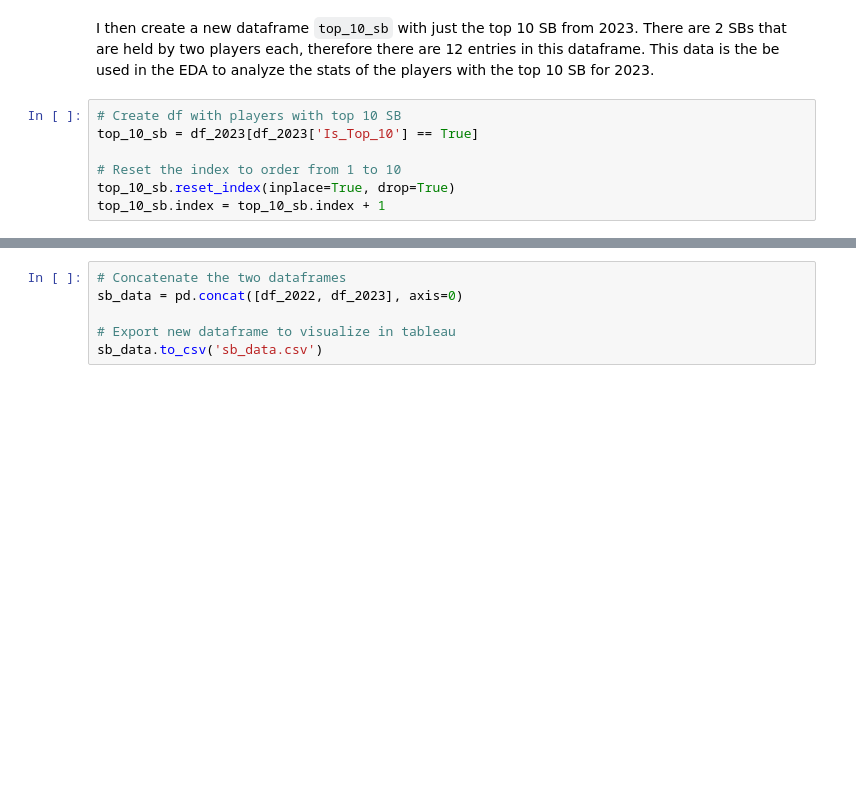
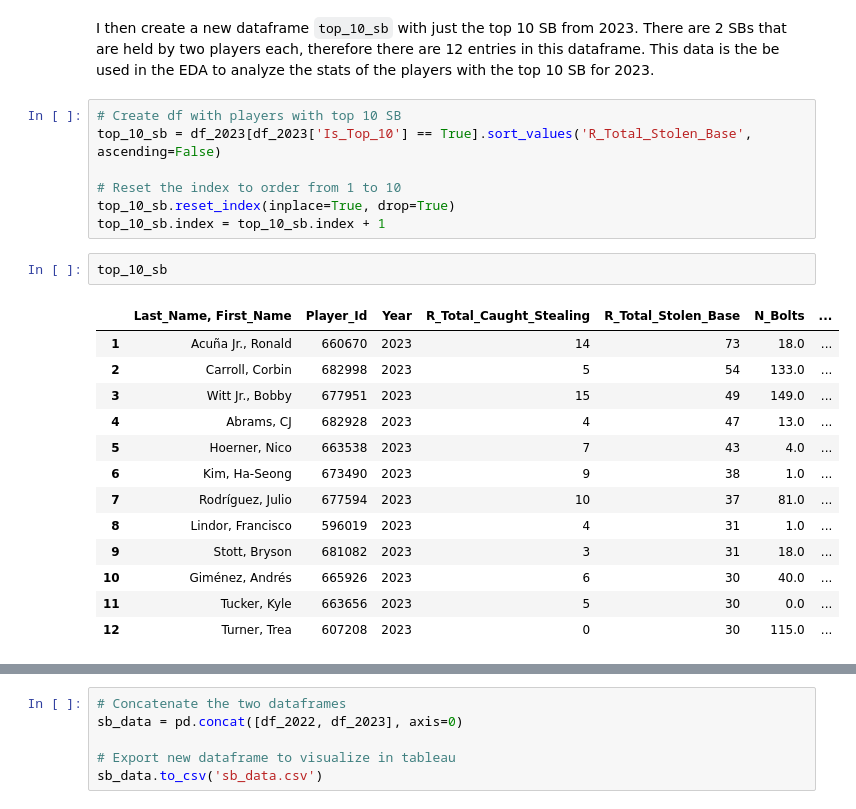
Before and after one commit to scarlettvalentin/mlb_stolen_bases, a Jupyter notebook: notebook.ipynb, the cells around one changed output, grey strips where cells are left out. Saved outputs shown, nothing was run; the diff lists cells and outputs as text; blank space fills up the shorter version.

```diff
--- a/notebook.ipynb
+++ b/notebook.ipynb
@@ -111,11 +197,27 @@ df_2023['Is_Top_10'] = df_2023['R_Total_Stolen_Base'].isin(df_2023['R_Total_Stol
 I then create a new dataframe `top_10_sb` with just the top 10 SB from 2023. There are 2 SBs that are held by two players each, therefore there are 12 entries in this dataframe. This data is the be used in the EDA to analyze the stats of the players with the top 10 SB for 2023.
 # %%
 # Create df with players with top 10 SB
-top_10_sb = df_2023[df_2023['Is_Top_10'] == True]
+top_10_sb = df_2023[df_2023['Is_Top_10'] == True].sort_values('R_Total_Stolen_Base', ascending=False)
 
 # Reset the index to order from 1 to 10
 top_10_sb.reset_index(inplace=True, drop=True)
 top_10_sb.index = top_10_sb.index + 1
+# %%
+top_10_sb
+# %% [output]
+|  | Last_Name, First_Name | Player_Id | Year | R_Total_Caught_Stealing | R_Total_Stolen_Base | N_Bolts | ... |
+| 1 | Acuña Jr., Ronald | 660670 | 2023 | 14 | 73 | 18.0 | ... |
+| 2 | Carroll, Corbin | 682998 | 2023 | 5 | 54 | 133.0 | ... |
+| 3 | Witt Jr., Bobby | 677951 | 2023 | 15 | 49 | 149.0 | ... |
+| 4 | Abrams, CJ | 682928 | 2023 | 4 | 47 | 13.0 | ... |
+| 5 | Hoerner, Nico | 663538 | 2023 | 7 | 43 | 4.0 | ... |
+| 6 | Kim, Ha-Seong | 673490 | 2023 | 9 | 38 | 1.0 | ... |
+| 7 | Rodríguez, Julio | 677594 | 2023 | 10 | 37 | 81.0 | ... |
+| 8 | Lindor, Francisco | 596019 | 2023 | 4 | 31 | 1.0 | ... |
+| 9 | Stott, Bryson | 681082 | 2023 | 3 | 31 | 18.0 | ... |
+| 10 | Giménez, Andrés | 665926 | 2023 | 6 | 30 | 40.0 | ... |
+| 11 | Tucker, Kyle | 663656 | 2023 | 5 | 30 | 0.0 | ... |
+| 12 | Turner, Trea | 607208 | 2023 | 0 | 30 | 115.0 | ... |
 # %%
 # Preview how the df looks now
 df_2023.head()
```
Also changed, not shown: parts of 24 cells of this notebook.
